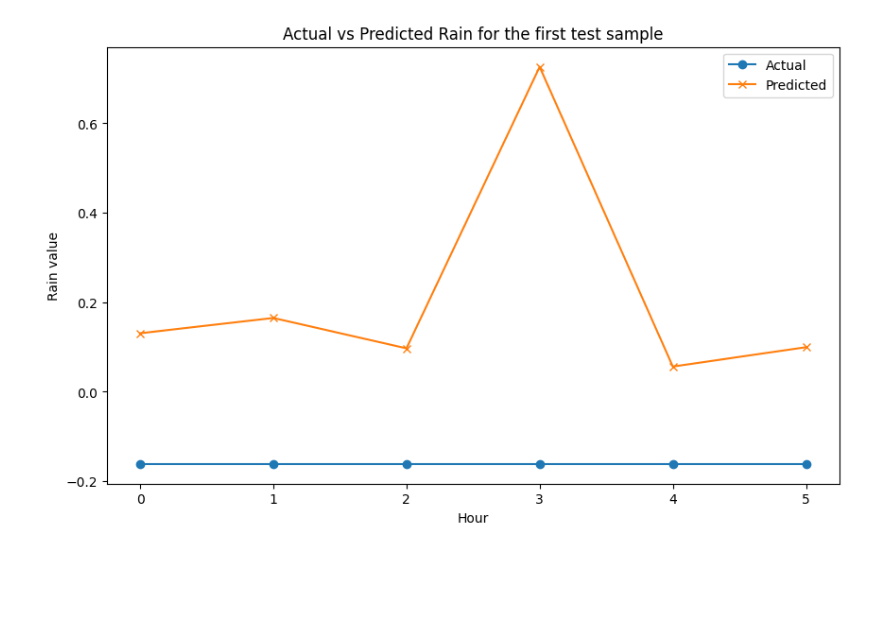
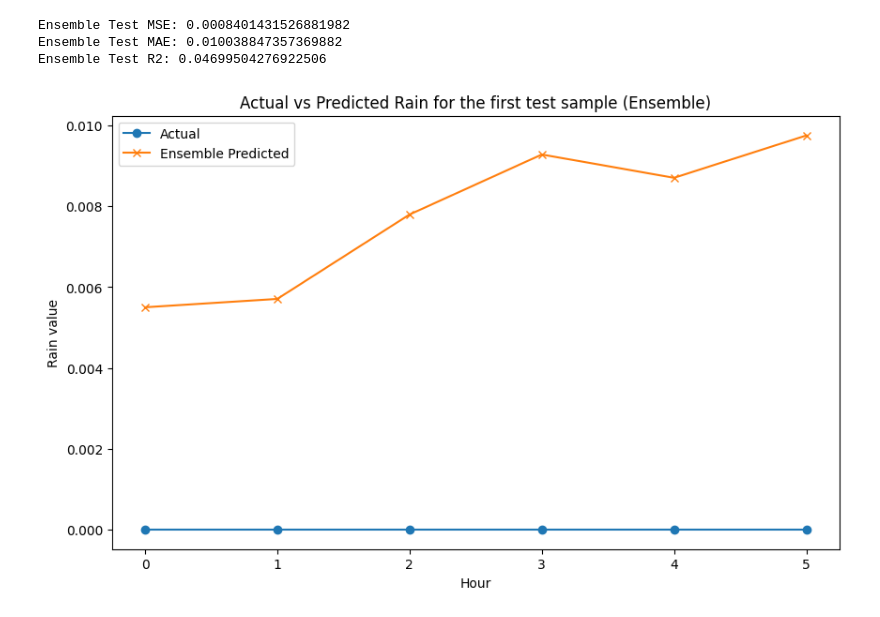
Before and after one commit to khanhtran0111/Rain-prediction, a Jupyter notebook: LSTM_modified.ipynb, the cells around one changed output. Drawn from its saved outputs; the diff is of its cells as text; code cells hidden in the pictures; blank space fills up the shorter version.

```diff
--- a/LSTM_modified.ipynb
+++ b/LSTM_modified.ipynb
@@ -104,6 +147,6 @@ Model: "sequential"
 # %%
-
-history = model.fit(X_train, y_train, epochs=100, batch_size=64, validation_split=0.2)
-model.save('rain_prediction_model_v2.h5')
+final_model = create_model(input_shape=(X_train.shape[1], X_train.shape[2]), output_steps=output_steps)
+history = final_model.fit(X_train, y_train, epochs=100, batch_size=64, validation_split=0.2)
+final_model.save('rain_prediction_model_v2.h5')
 # %% [output]
 Epoch 1/100
@@ -127,14 +171,22 @@ WARNING:absl:You are saving your model as an HDF5 file via `model.save()` or `ke
 # %%
-
 from sklearn.metrics import mean_squared_error, mean_absolute_error, r2_score
 
-y_pred = model.predict(X_test)
-mse = mean_squared_error(y_test.flatten(), y_pred.flatten())
-mae = mean_absolute_error(y_test.flatten(), y_pred.flatten())
-r2 = r2_score(y_test.flatten(), y_pred.flatten())
+y_pred = final_model.predict(X_test)
+mse_test = mean_squared_error(y_test.flatten(), y_pred.flatten())
+mae_test = mean_absolute_error(y_test.flatten(), y_pred.flatten())
+r2_test = r2_score(y_test.flatten(), y_pred.flatten())
 
-print("Mean Squared Error (MSE):", mse)
-print("Mean Absolute Error (MAE):", mae)
-print("R-squared (R2):", r2)
+print("Test MSE:", mse_test)
+print("Test MAE:", mae_test)
+print("Test R2:", r2_test)
+
+plt.figure(figsize=(10, 6))
+plt.plot(y_test[0], marker='o', label='Actual')
+plt.plot(y_pred[0], marker='x', label='Predicted')
+plt.xlabel('Hour')
+plt.ylabel('Rain value')
+plt.title('Actual vs Predicted Rain for the first test sample')
+plt.legend()
+plt.show()
 # %% [output]
 4111/4111 ━━━━━━━━━━━━━━━━━━━━ 8s 2ms/step
@@ -144,14 +234,26 @@ R-squared (R2): -0.16562418580994387
 # %%
+# Giả sử y_pred là dự đoán từ LSTM và y_pred_xgb là dự đoán từ XGB đã có
+y_pred_ensemble = (y_pred + y_pred_xgb) / 2
 
-import matplotlib.pyplot as plt
+# Tính các chỉ số cho dự đoán kết hợp
+mse_ensemble = mean_squared_error(y_test.flatten(), y_pred_ensemble.flatten())
+mae_ensemble = mean_absolute_error(y_test.flatten(), y_pred_ensemble.flatten())
+r2_ensemble = r2_score(y_test.flatten(), y_pred_ensemble.flatten())
+
+print("Ensemble Test MSE:", mse_ensemble)
+print("Ensemble Test MAE:", mae_ensemble)
+print("Ensemble Test R2:", r2_ensemble)
 
 plt.figure(figsize=(10, 6))
 plt.plot(y_test[0], marker='o', label='Actual')
-plt.plot(y_pred[0], marker='x', label='Predicted')
+plt.plot(y_pred_ensemble[0], marker='x', label='Ensemble Predicted')
 plt.xlabel('Hour')
 plt.ylabel('Rain value')
-plt.title('Actual vs Predicted Rain for the first test sample')
+plt.title('Actual vs Predicted Rain for the first test sample (Ensemble)')
 plt.legend()
 plt.show()
 # %% [output]
+Ensemble Test MSE: 0.0008401431526881982
+Ensemble Test MAE: 0.010038847357369882
+Ensemble Test R2: 0.04699504276922506
-[figure, old version]
+[figure, new version]
```
Also changed, not shown: parts of 10 cells of this notebook, 3 other files.
